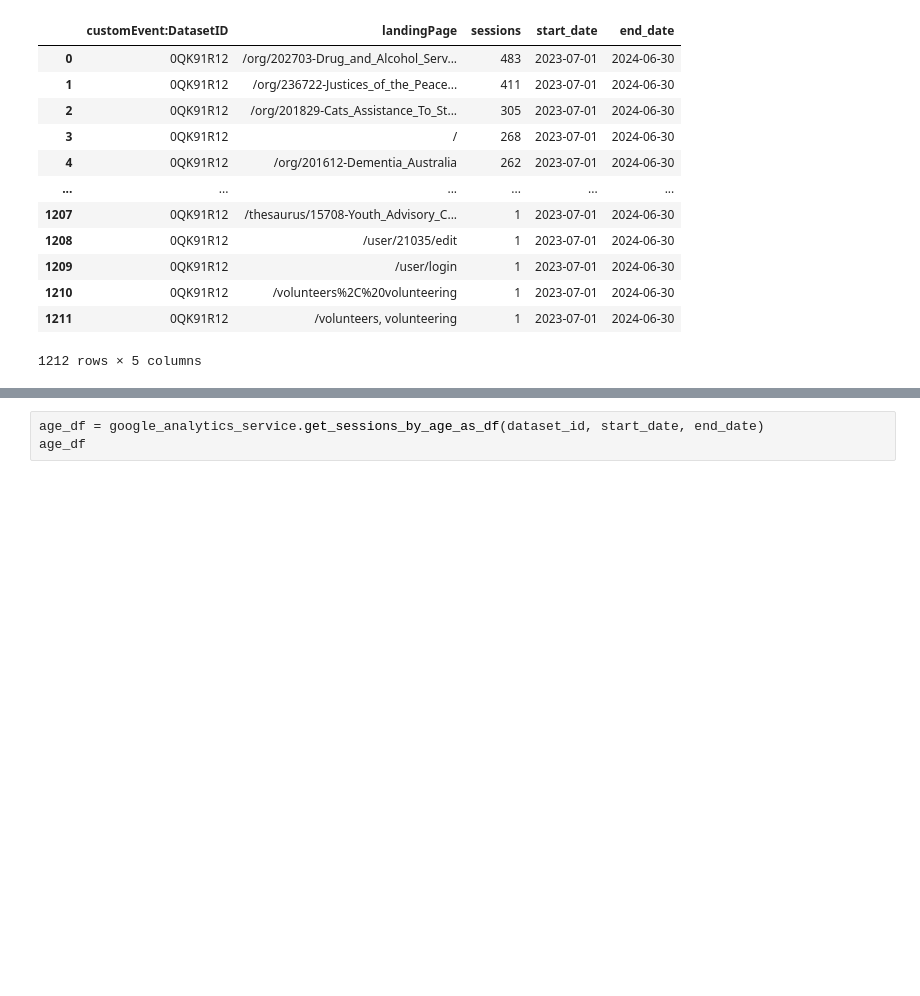
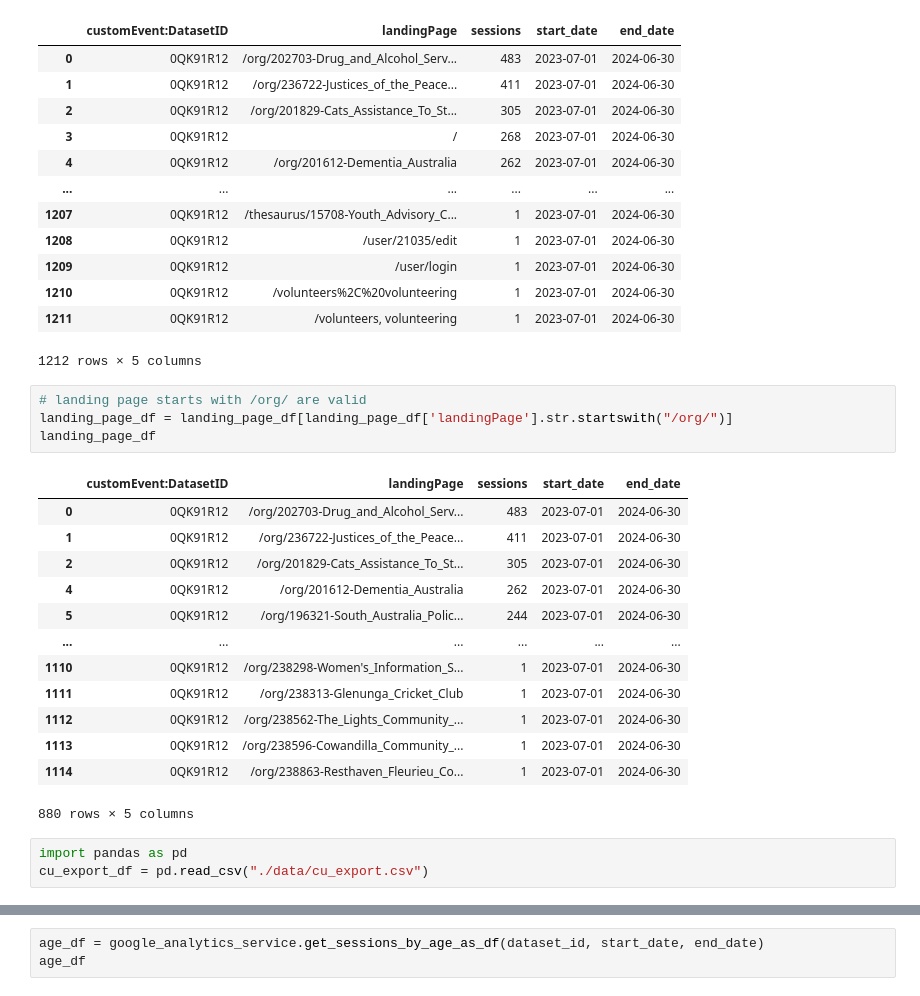
Before and after one commit to poo5zan/data-analytics-sa-community, a Jupyter notebook: google_analytics_service_tests.ipynb, the cells around one changed output, grey strips where cells are left out. Saved outputs shown, nothing was run; the diff lists cells and outputs as text; blank space fills up the shorter version.

```diff
--- a/google_analytics_service_tests.ipynb
+++ b/google_analytics_service_tests.ipynb
@@ -23,3 +23,24 @@ landing_page_df
 | 1210 | 0QK91R12 | /volunteers%2C%20volunteering | 1 | 2023-07-01 | 2024-06-30 |
 | 1211 | 0QK91R12 | /volunteers, volunteering | 1 | 2023-07-01 | 2024-06-30 |
 1212 rows × 5 columns
+# %%
+# landing page starts with /org/ are valid
+landing_page_df = landing_page_df[landing_page_df['landingPage'].str.startswith("/org/")]
+landing_page_df
+# %% [output]
+|  | customEvent:DatasetID | landingPage | sessions | start_date | end_date |
+| 0 | 0QK91R12 | /org/202703-Drug_and_Alcohol_Serv... | 483 | 2023-07-01 | 2024-06-30 |
+| 1 | 0QK91R12 | /org/236722-Justices_of_the_Peace... | 411 | 2023-07-01 | 2024-06-30 |
+| 2 | 0QK91R12 | /org/201829-Cats_Assistance_To_St... | 305 | 2023-07-01 | 2024-06-30 |
+| 4 | 0QK91R12 | /org/201612-Dementia_Australia | 262 | 2023-07-01 | 2024-06-30 |
+| 5 | 0QK91R12 | /org/196321-South_Australia_Polic... | 244 | 2023-07-01 | 2024-06-30 |
+| ... | ... | ... | ... | ... | ... |
+| 1110 | 0QK91R12 | /org/238298-Women's_Information_S... | 1 | 2023-07-01 | 2024-06-30 |
+| 1111 | 0QK91R12 | /org/238313-Glenunga_Cricket_Club | 1 | 2023-07-01 | 2024-06-30 |
+| 1112 | 0QK91R12 | /org/238562-The_Lights_Community_... | 1 | 2023-07-01 | 2024-06-30 |
+| 1113 | 0QK91R12 | /org/238596-Cowandilla_Community_... | 1 | 2023-07-01 | 2024-06-30 |
+| 1114 | 0QK91R12 | /org/238863-Resthaven_Fleurieu_Co... | 1 | 2023-07-01 | 2024-06-30 |
+880 rows × 5 columns
+# %%
+import pandas as pd
+cu_export_df = pd.read_csv("./data/cu_export.csv")
```
Also changed, not shown: parts of 3 cells of this notebook, 1 other file.
